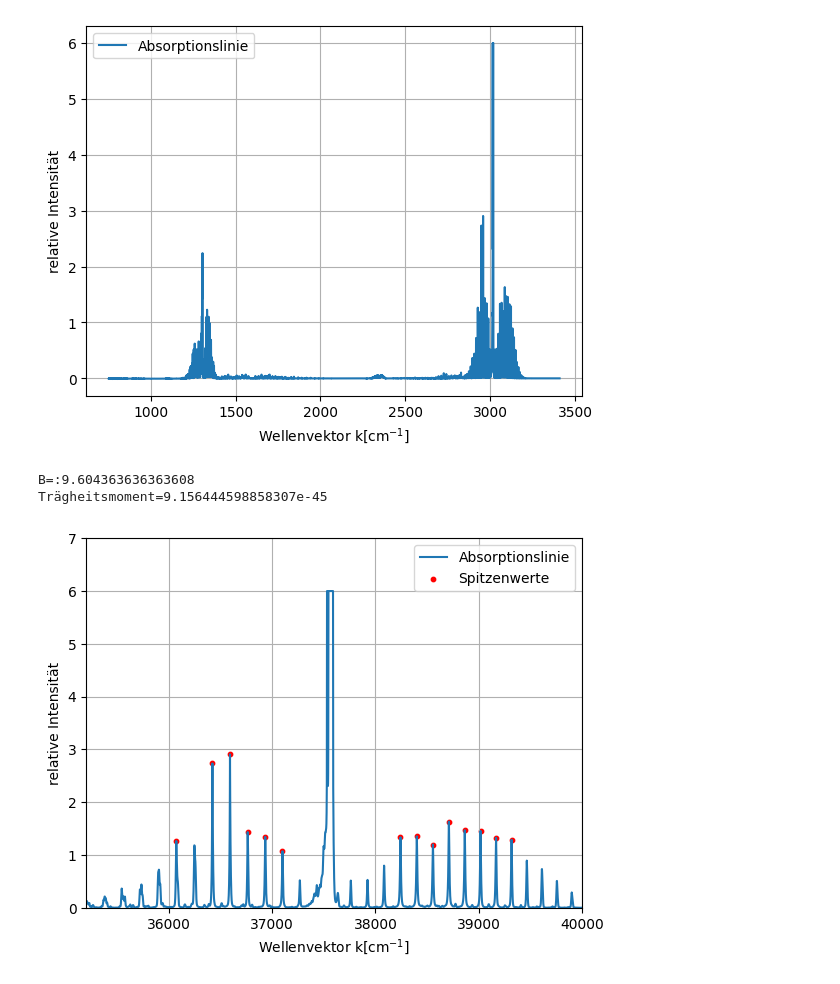
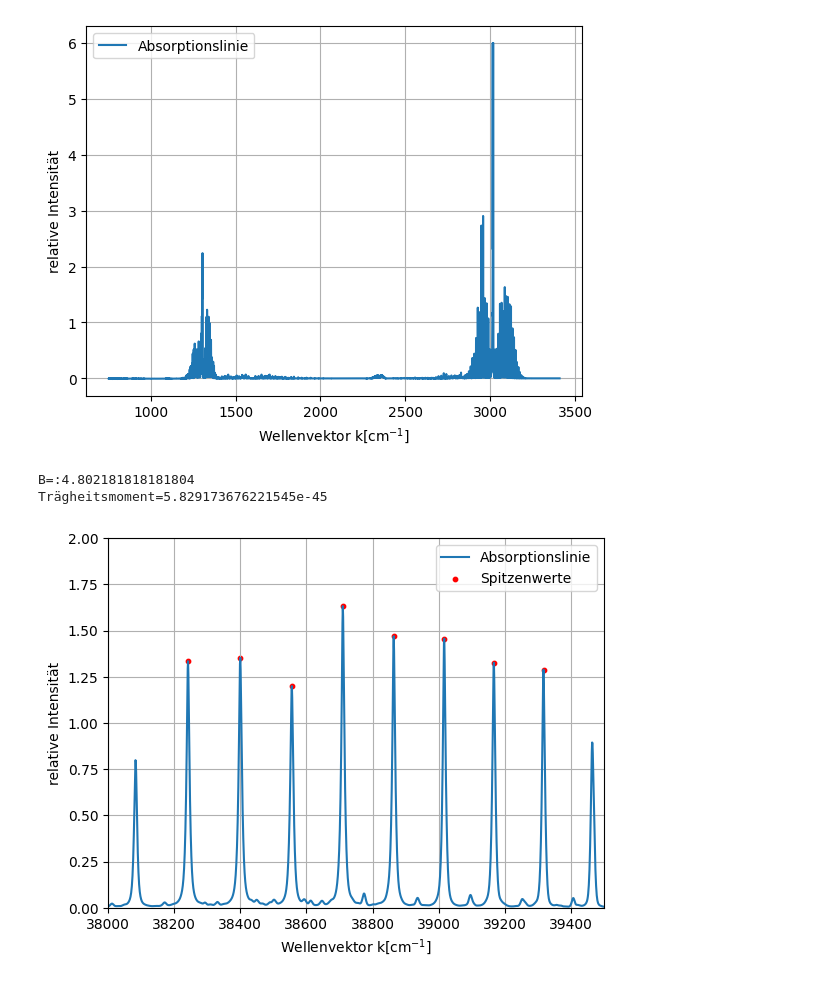
Before and after one commit to iLoveeMilkaa/M1-Lab, a Jupyter notebook: Aufgabe 4.ipynb, the cells around one changed output. Saved outputs shown, nothing was run; the diff lists cells and outputs as text; code cells hidden in the pictures.

```diff
--- a/Aufgabe 4.ipynb
+++ b/Aufgabe 4.ipynb
@@ -41,25 +41,25 @@ d.append(methan_A05_2ndtry[39017,0] - methan_A05_2ndtry[38864,0])
 d.append(methan_A05_2ndtry[39167,0] - methan_A05_2ndtry[39017,0])
 d.append(methan_A05_2ndtry[39317,0] - methan_A05_2ndtry[39167,0])
 B = sum(d)/len(d)
-print("B=:"+str(B))
+print("B=:"+str(B/2))
 
 planck = 6.62607015*10**(-34)
 sol = 299792458
 
-thet = planck/(8*np.pi*B*sol)
+thet = planck/(8*np.pi**2*(B/2)*sol)
 print("Trägheitsmoment="+str(thet))
 # %% [output]
-B=:9.604363636363608
-Trägheitsmoment=9.156444598858307e-45
+B=:4.802181818181804
+Trägheitsmoment=5.829173676221545e-45
 # %%
 xax = np.arange(0,len(methan_A05_2ndtry))
 plt.plot(xax, methan_A05_2ndtry[:,1],label="Absorptionslinie")
 plt.scatter(peakpos,peakheight,label="Spitzenwerte", color ="red",s=10)
-plt.axis([35200,40000,0,7])
+plt.axis([38000,39500,0,2])
 plt.xlabel(r"Wellenvektor k$ [\mathrm{cm}^{-1}]$")
 plt.ylabel("relative Intensität")
 plt.legend(loc = 0)
 plt.grid(True)
 plt.savefig("plots/methanpeaks.pdf")
 # %% [output]
-[figure, old version]
+[figure, new version]
```
Also changed, not shown: 14 other files.
